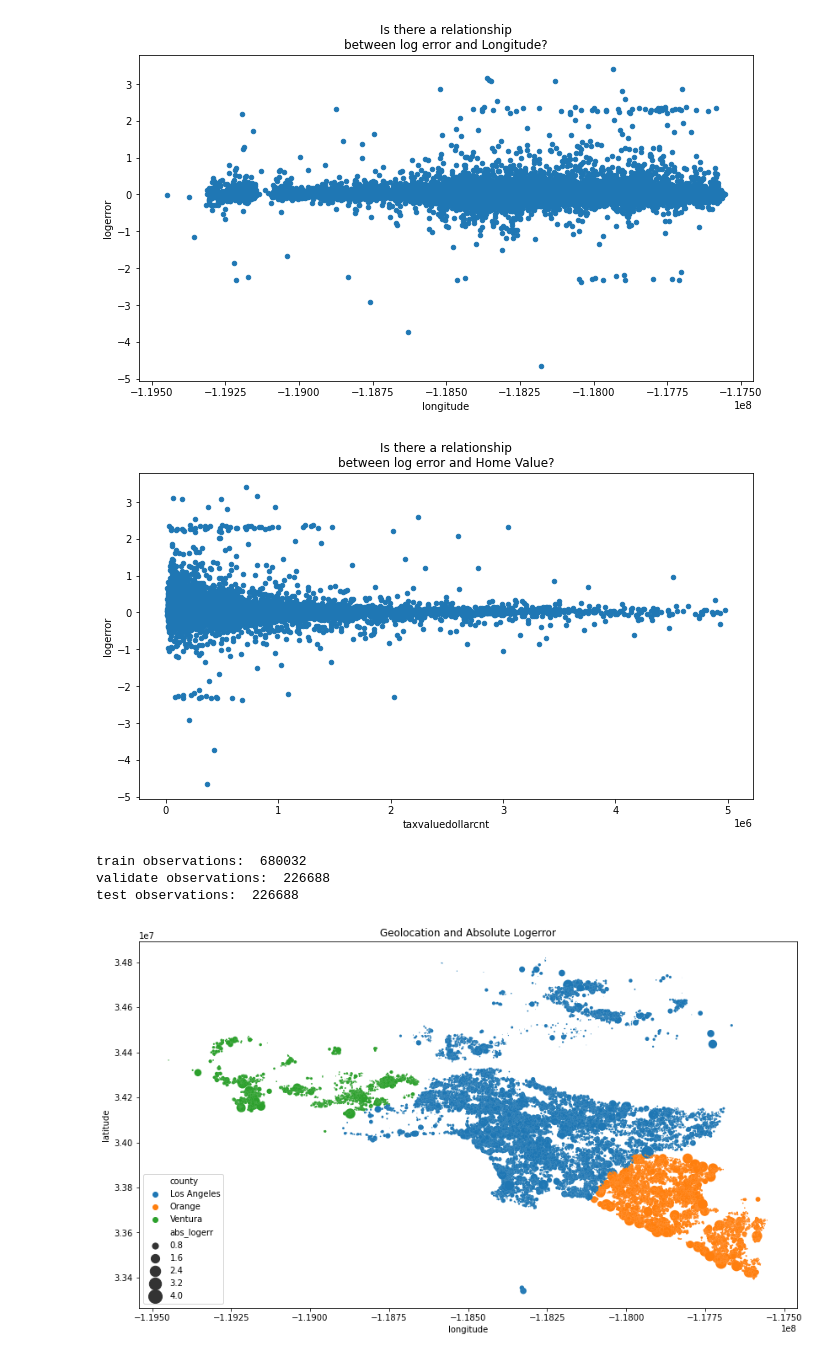
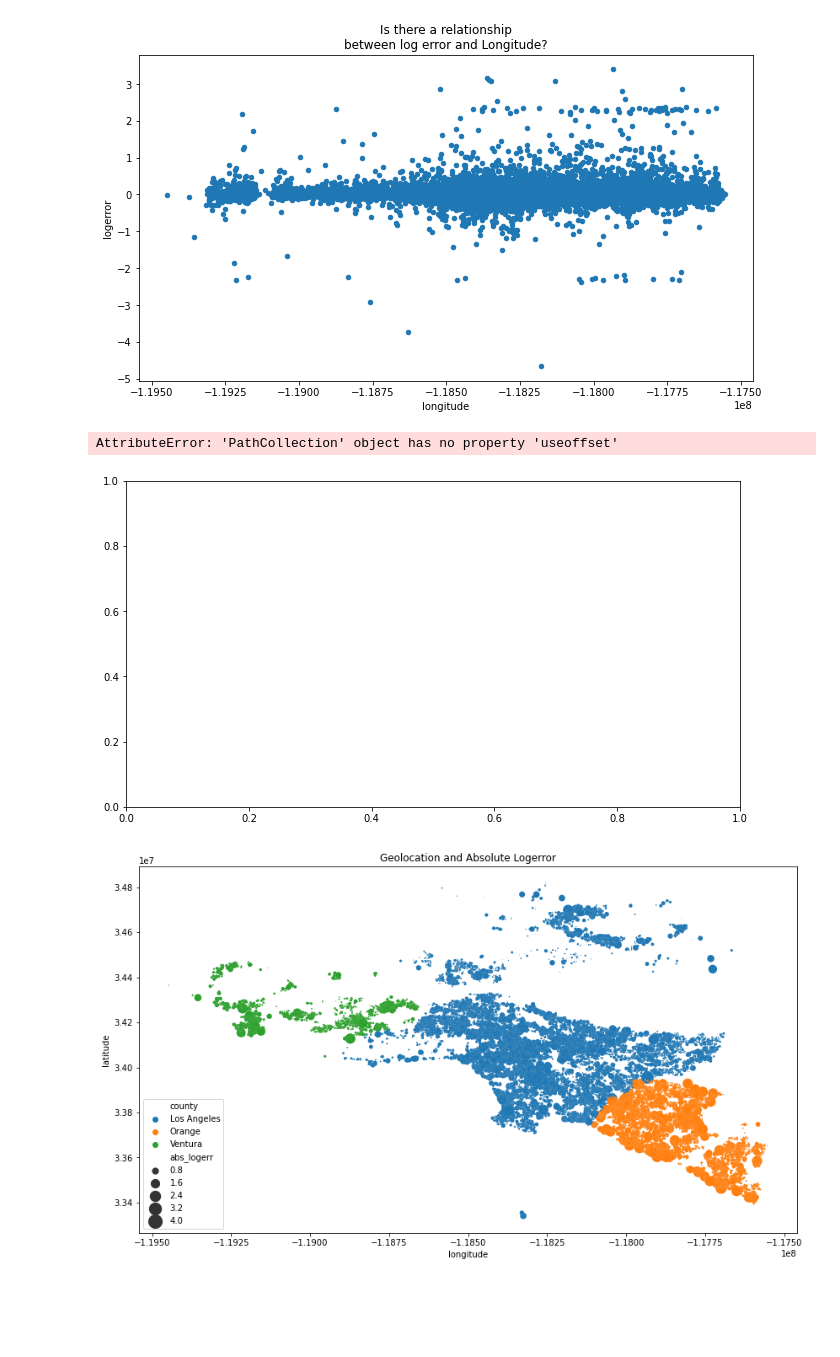
Before and after one commit to jeffakins/zillow_2017_clustering_project, a Jupyter notebook: zillow_clustering_project.ipynb, the cells around one changed output. Cells and saved outputs as stored; diff of their text form; code cells hidden in the pictures; blank space fills up the shorter version.

```diff
--- a/zillow_clustering_project.ipynb
+++ b/zillow_clustering_project.ipynb
@@ -114,22 +125,14 @@ plt.show()
 # %%
 train.plot.scatter(
     x="taxvaluedollarcnt",
     y="logerror",
     title='Is there a relationship\nbetween log error and Home Value?',
     figsize=(11, 6),
-)
+    useOffset=False)
 plt.show()
 # %% [output]
+AttributeError: 'PathCollection' object has no property 'useoffset'
-[figure, old version]
+[figure, new version]
-# %%
-train, validate, test = wr.train_validate_test_split(zillow)
-print("train observations: ", train.size)
-print("validate observations: ", validate.size)
-print("test observations: ", test.size)
-# %% [output]
-train observations:  680032
-validate observations:  226688
-test observations:  226688
 # %%
 train['abs_logerr'] = train.logerror.apply(lambda x: x if x >= 0 else -x)
 # Plot of error using lat/long
```
Also changed, not shown: parts of 4 cells of this notebook.
